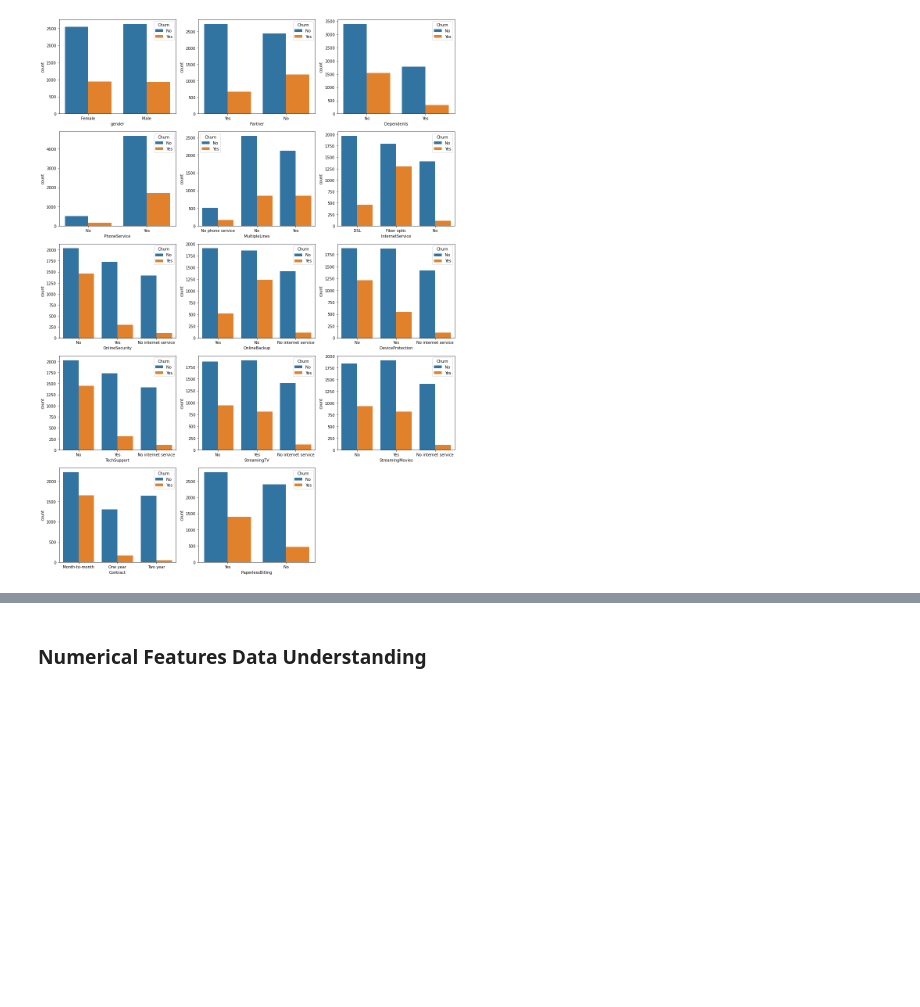
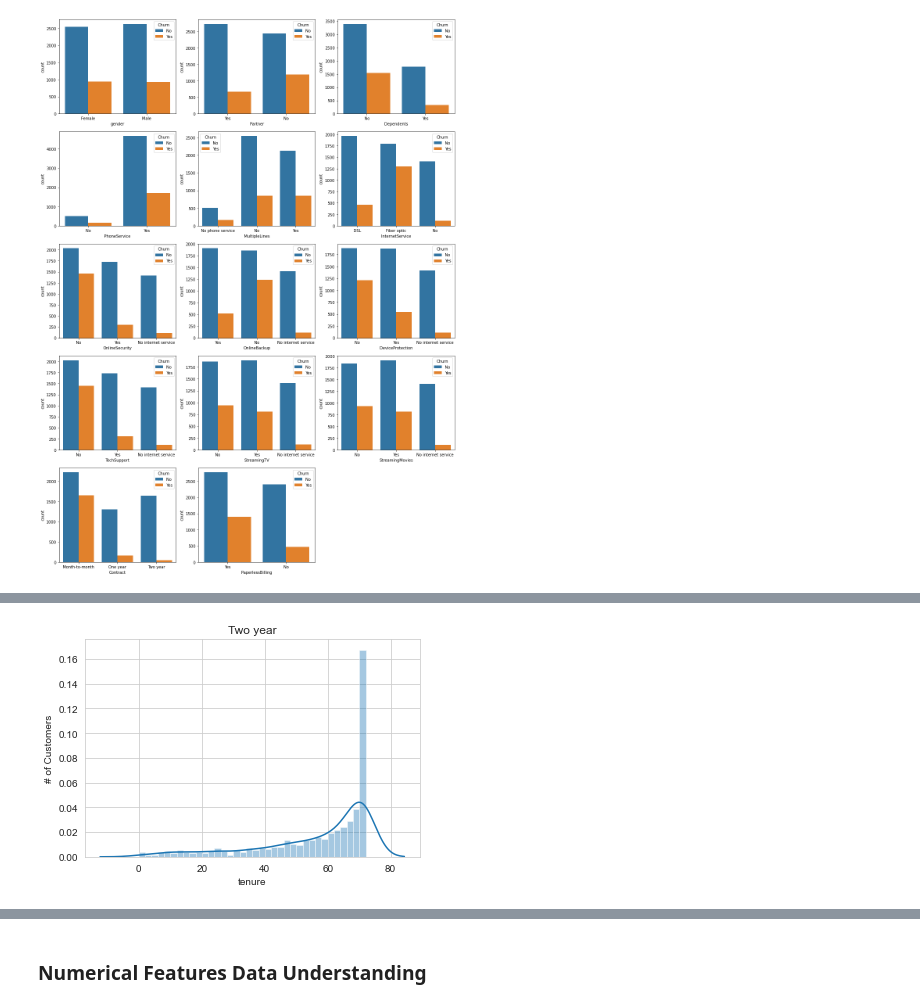
Before and after one commit to weekysui/customer_churn_problem, a Jupyter notebook: customer_churn2/Data understanding.ipynb, the cells around one changed output, grey strips where cells are left out. Saved outputs shown, nothing was run; the diff lists cells and outputs as text; code cells hidden in the pictures; blank space fills up the shorter version.

```diff
--- a/customer_churn2/Data understanding.ipynb
+++ b/customer_churn2/Data understanding.ipynb
@@ -149,3 +165,7 @@ plt.show()
+# %%
+contract_plot("Two year",'tenure')
+# %% [output]
+[figure, added]
 # %% [markdown]
 From the above images we can see that:
 1. gender doesn't affect the churn rate
```
Also changed, not shown: parts of 12 cells of this notebook, 2 other files.
